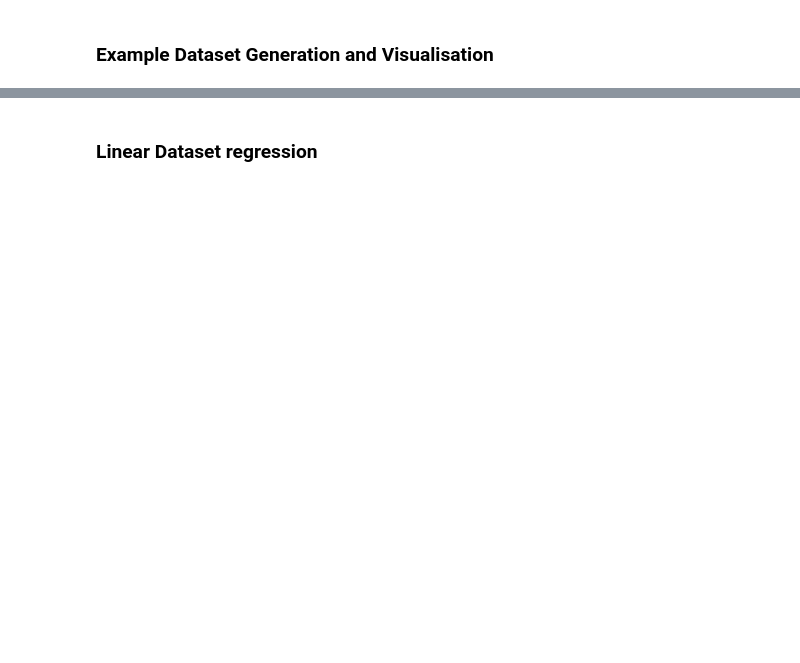
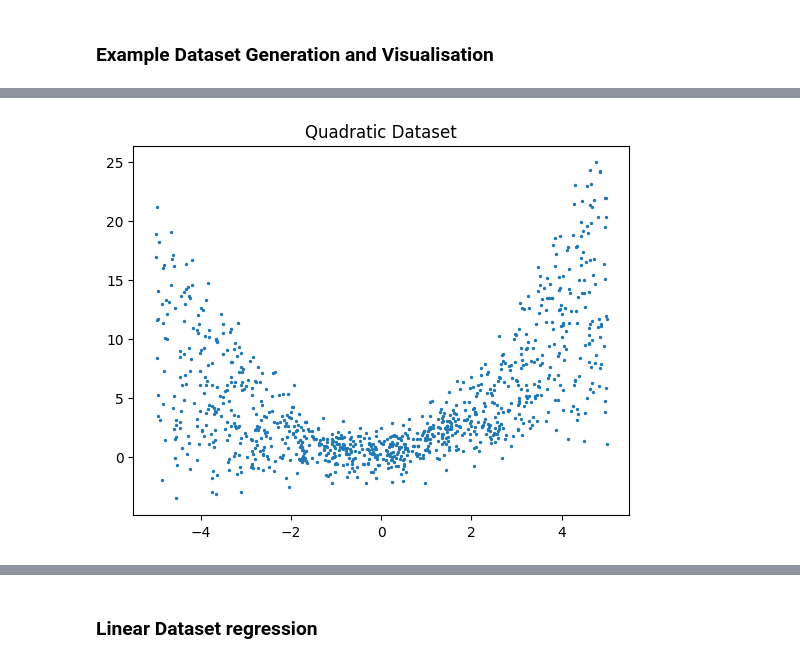
Before and after one commit to Martin-EvansUWA/ML-Project-1, a Jupyter notebook: 23621647.ipynb, the cells around one changed output, grey strips where cells are left out. Saved outputs shown, nothing was run; the diff lists cells and outputs as text; code cells hidden in the pictures; blank space fills up the shorter version.

```diff
--- a/23621647.ipynb
+++ b/23621647.ipynb
@@ -58,0 +156,8 @@ plt.scatter(x, y, s=2)
+# %%
+
+x, y = generate_polynomial_dataset(2, 1000)
+plt.scatter(x, y, s=2)
+plt.title("Quadratic Dataset")
+plt.show()
+# %% [output]
+[figure, added]
```
Also changed, not shown: parts of 27 cells of this notebook.
